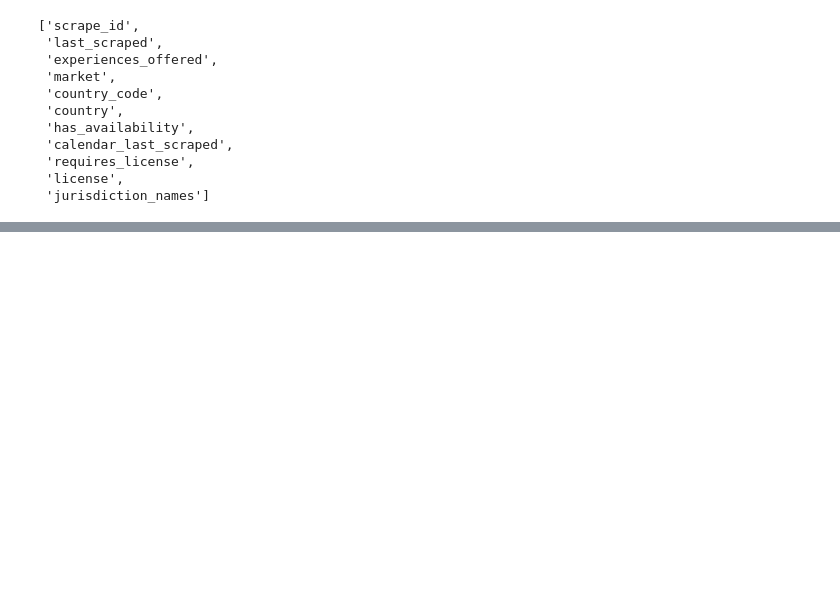
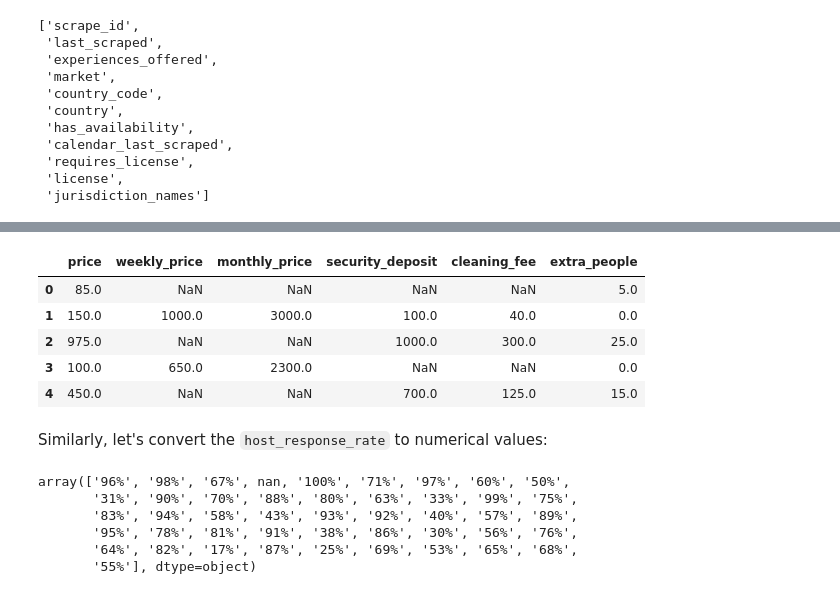
Before and after one commit to bridgethass/udacity-dsnd-project1, a Jupyter notebook: airbnb/ipynb/2_seattle_airbnb_linear_model.ipynb, the cells around one changed output, grey strips where cells are left out. Drawn from its saved outputs; the diff is of its cells as text; code cells hidden in the pictures; blank space fills up the shorter version.

```diff
--- a/airbnb/ipynb/2_seattle_airbnb_linear_model.ipynb
+++ b/airbnb/ipynb/2_seattle_airbnb_linear_model.ipynb
@@ -54,0 +176,20 @@ single_vals
+# %%
+listings_df[price_cols].head()
+# %% [output]
+|  | price | weekly_price | monthly_price | security_deposit | cleaning_fee | extra_people |
+| 0 | 85.0 | NaN | NaN | NaN | NaN | 5.0 |
+| 1 | 150.0 | 1000.0 | 3000.0 | 100.0 | 40.0 | 0.0 |
+| 2 | 975.0 | NaN | NaN | 1000.0 | 300.0 | 25.0 |
+| 3 | 100.0 | 650.0 | 2300.0 | NaN | NaN | 0.0 |
+| 4 | 450.0 | NaN | NaN | 700.0 | 125.0 | 15.0 |
+# %% [markdown]
+Similarly, let's convert the `host_response_rate` to numerical values:
+# %%
+listings_df['host_response_rate'].unique()
+# %% [output]
+array(['96%', '98%', '67%', nan, '100%', '71%', '97%', '60%', '50%',
+       '31%', '90%', '70%', '88%', '80%', '63%', '33%', '99%', '75%',
+       '83%', '94%', '58%', '43%', '93%', '92%', '40%', '57%', '89%',
+       '95%', '78%', '81%', '91%', '38%', '86%', '30%', '56%', '76%',
+       '64%', '82%', '17%', '87%', '25%', '69%', '53%', '65%', '68%',
+       '55%'], dtype=object)
```
Also changed, not shown: parts of 51 cells of this notebook.
